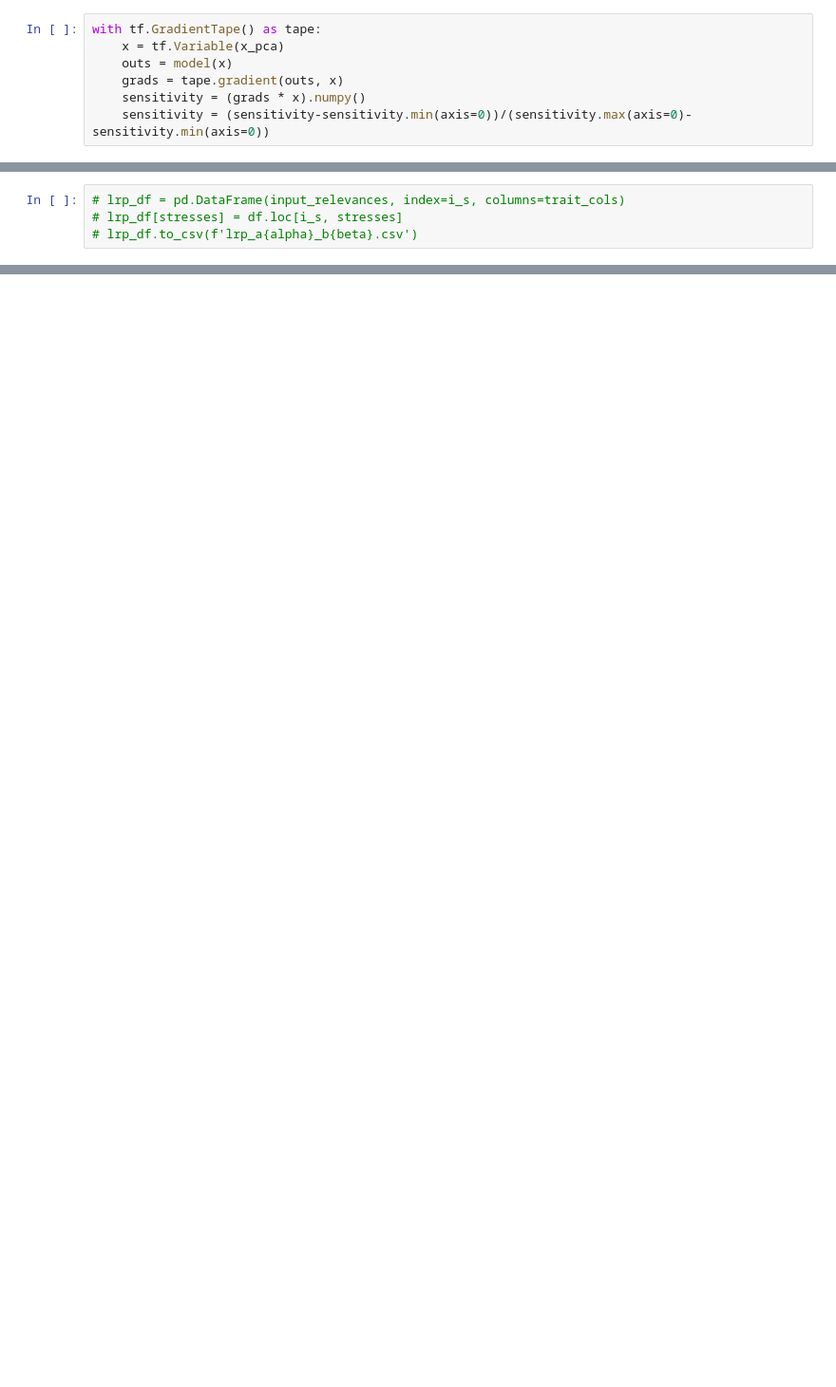
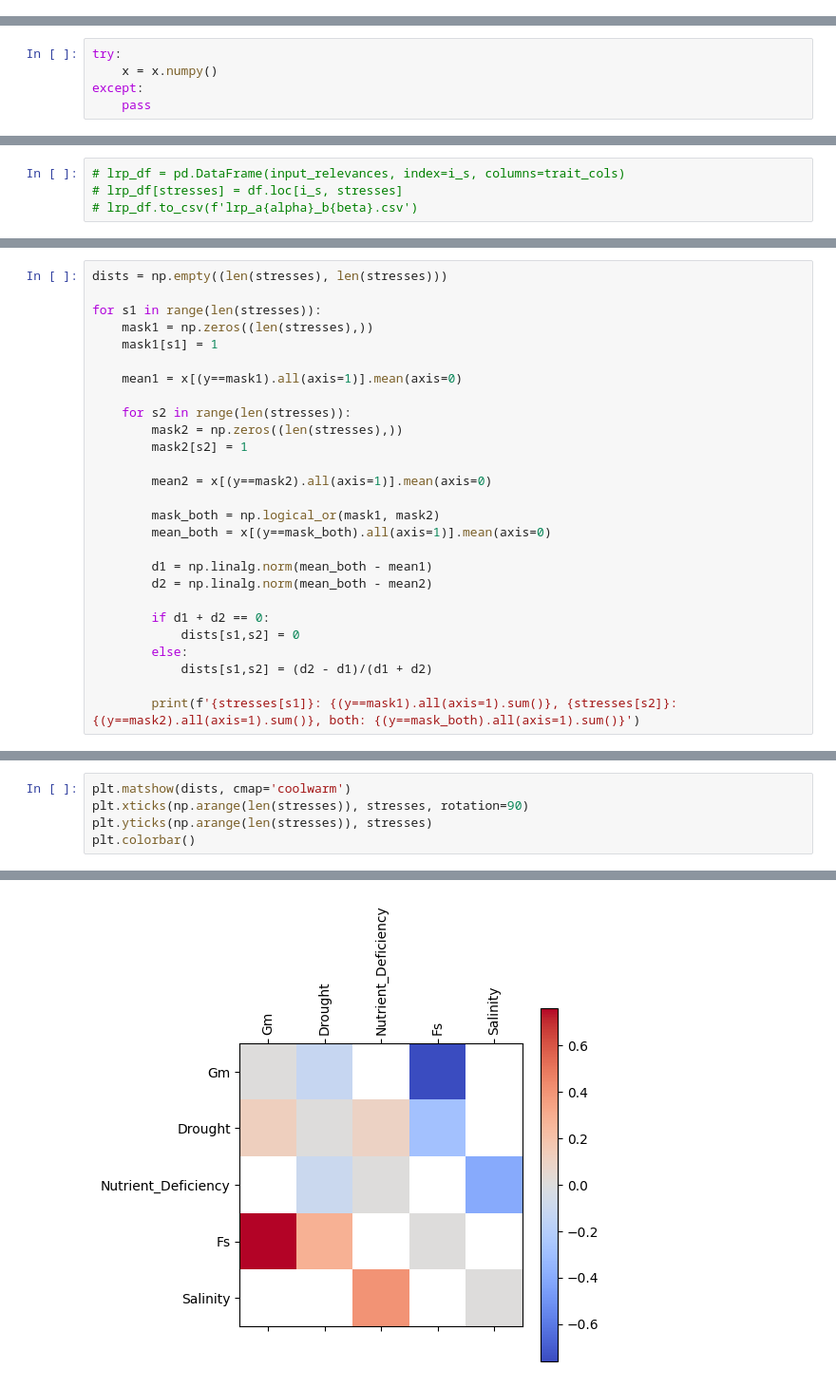
Before and after one commit to theadityat24/stress_detection, a Jupyter notebook: individual_stresses/individual_experiments.ipynb, the cells around one changed output, grey strips where cells are left out. Shown: that part at 95% size. Saved outputs shown, nothing was run; the diff lists cells and outputs as text; blank space fills up the shorter version.

```diff
--- a/individual_stresses/individual_experiments.ipynb
+++ b/individual_stresses/individual_experiments.ipynb
@@ -163,7 +163,0 @@ Text(0.5, 1.0, 'NN Loss over Training')
-# %%
-with tf.GradientTape() as tape:
-    x = tf.Variable(x_pca)
-    outs = model(x)
-    grads = tape.gradient(outs, x)
-    sensitivity = (grads * x).numpy()
-    sensitivity = (sensitivity-sensitivity.min(axis=0))/(sensitivity.max(axis=0)-sensitivity.min(axis=0))
@@ -202,4 +174,9 @@ activations = [temp_x]
 for layer in model.layers:
     temp_x = layer(temp_x)
     activations.append(temp_x.numpy())
+# %%
+try:
+    x = x.numpy()
+except:
+    pass
 # %%
@@ -311,0 +393,27 @@ z_diff_traits
+# %%
+dists = np.empty((len(stresses), len(stresses)))
+
+for s1 in range(len(stresses)):
+    mask1 = np.zeros((len(stresses),))
+    mask1[s1] = 1
+
+    mean1 = x[(y==mask1).all(axis=1)].mean(axis=0)
+
+    for s2 in range(len(stresses)):
+        mask2 = np.zeros((len(stresses),))
+        mask2[s2] = 1
+
+        mean2 = x[(y==mask2).all(axis=1)].mean(axis=0)
+
+        mask_both = np.logical_or(mask1, mask2)
+        mean_both = x[(y==mask_both).all(axis=1)].mean(axis=0)
+
+        d1 = np.linalg.norm(mean_both - mean1)
+        d2 = np.linalg.norm(mean_both - mean2)
+
+        if d1 + d2 == 0:
+            dists[s1,s2] = 0
+        else:
+            dists[s1,s2] = (d2 - d1)/(d1 + d2)
+
+        print(f'{stresses[s1]}: {(y==mask1).all(axis=1).sum()}, {stresses[s2]}: {(y==mask2).all(axis=1).sum()}, both: {(y==mask_both).all(axis=1).sum()}')
@@ -311,0 +438,6 @@ z_diff_traits
+# %%
+plt.matshow(dists, cmap='coolwarm')
+plt.xticks(np.arange(len(stresses)), stresses, rotation=90)
+plt.yticks(np.arange(len(stresses)), stresses)
+plt.colorbar()
+# %% [output]
@@ -311,0 +445 @@ z_diff_traits
+[figure, added]
```
Also changed, not shown: parts of 44 cells of this notebook, 12 other files.
